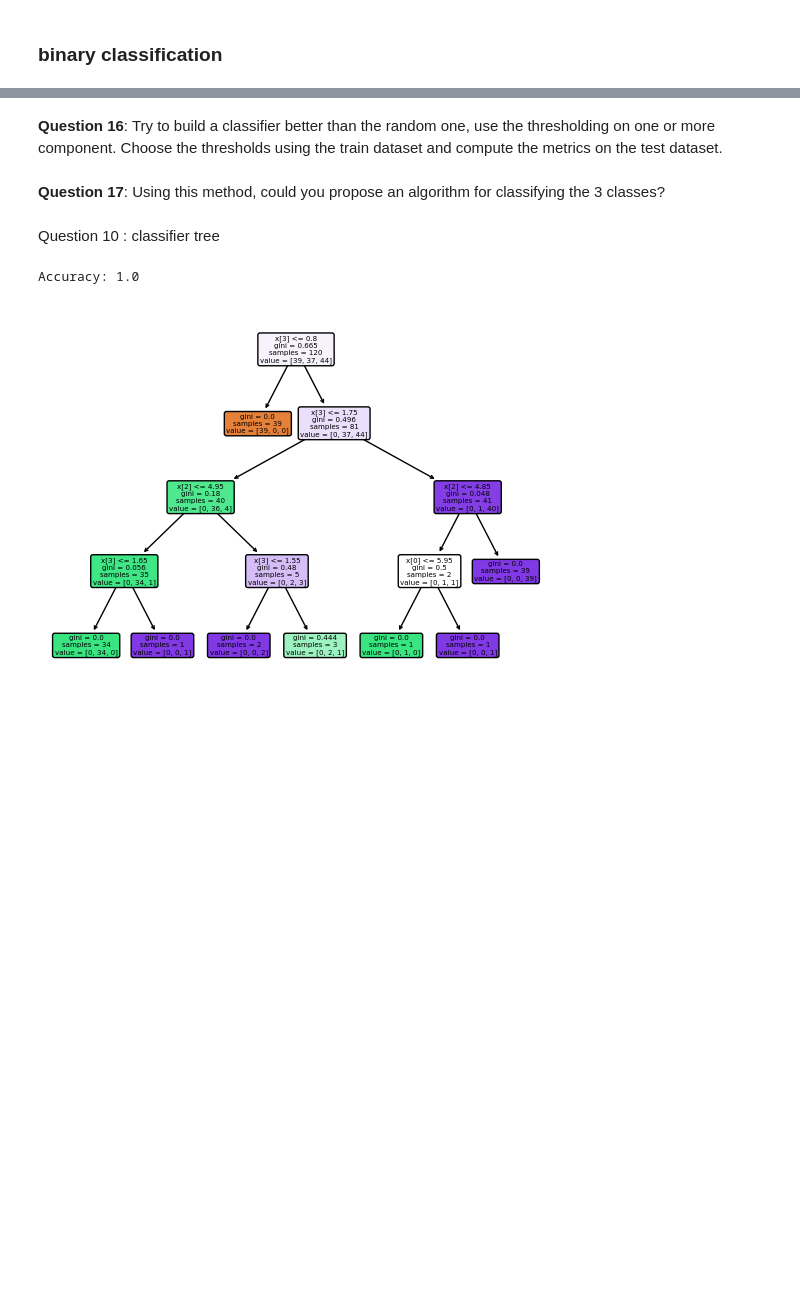
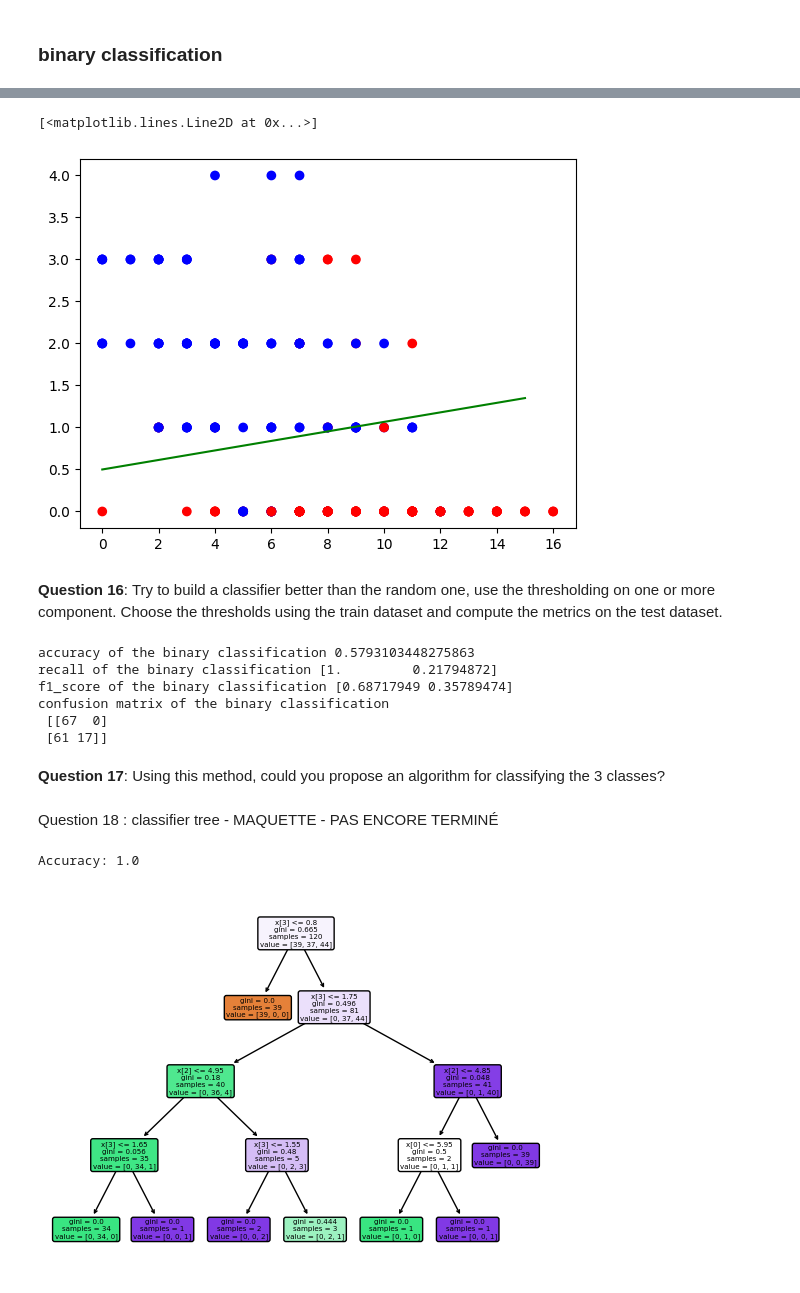
Before and after one commit to MichelKadilar/SI4, a Jupyter notebook: Semestre 7/Machine Learning/intro.ipynb, the cells around one changed output, grey strips where cells are left out. Drawn from its saved outputs; the diff is of its cells as text; code cells hidden in the pictures; blank space fills up the shorter version.

```diff
--- a/Semestre 7/Machine Learning/intro.ipynb
+++ b/Semestre 7/Machine Learning/intro.ipynb
@@ -448,9 +480,80 @@ Voici un exemple de comment je vois la représentation du chiffre 1, avec notamm
+# %%
+def count_dark_pixel(x): # gray and whiter pixels
+    return np.count_nonzero(x < 3) # compte le nombre de pixels dont la valeur (la nuance de gris) est inférieure à 3 (on considère qu'une valeur inférieure à 3 signifie que ce n'est pas un pixel noir)
+# %%
+X1QuatriemesColonnes = []
+for i in range(0, len(X_train)):
+    # sur une image 8 * 8, on saute 4 par 4 les pixels à partir de la première ligne et de la 4ème colonne, sauf qu'ici les 8 lignes et les 8 colonnes sont sur un seul axe, donc on doit sauter tous les 4 pixels pour récupérer tous les pixels des 4ème colonnes de chaque ligne
+    nbBP = 0
+    for j in range(4, len(X_train[0]), 8):
+        if X_train[i][j] < 3:
+            nbBP+=1
+    X1QuatriemesColonnes.append(nbBP)
+
+# appliquer la fonction pour compter le nombre de pixels blancs sur la colonne du milieu de l'image (merci Edgar pour la méthode que je ne connaissais pas)
+X_train_black = np.apply_along_axis(count_dark_pixel, 1, X_train)
+
+
+# Supposons qu'on prend comme abscisse le nombre de pixels blancs de chaque image et en ordonnée le nombre de pixels blancs sur la colonne du milieu (ceci est un exemple, mais ce qui est sûr est que si on prenait par exemple la première valeur de chaque sous-tableau (image), cela n'aurait toujours pas de sens logique)
+plt.scatter(X_train_white, X1QuatriemesColonnes, c=['red' if y == 1 else 'blue' for y in y_train])
+plt.plot([0.0, 15.0], [0.5, 1.35], c='green')
+# %% [output]
+[<matplotlib.lines.Line2D at 0x...>]
+[figure, added]
 # %% [markdown]
 **Question 16**: Try to build a classifier better than the random one, use the thresholding on one or more component. Choose the thresholds using the train dataset and compute the metrics on the test dataset.
+# %%
+# coeffDirecteur = (yA - yB)/(xA - xB) => j'ai utilisé les points (0.0, 0.5) et (15, 1.35) pour le calculer
+# ordoneeOrigine : f(x) = a * x + b = y => b = (-a * x) + y => j'ai utilisé le point (0.0, 0.9) pour le calculer
+
+def threshold_curve_equation2(x):
+    return 0.05666666666 * x + 0.9
+
+def prediction_depending_on_threshold_simplified2(x, y):
+    return 9 if y >= threshold_curve_equation2(x) else 1
+
+#print(threshold_curve_equation2(15.0))
+
+X_test_black = np.apply_along_axis(count_dark_pixel, 1, X_test)
+
+X_test_QuatriemesColonnes = []
+for i in range(0, len(X_test)):
+    # sur une image 8 * 8, on saute 4 par 4 les pixels à partir de la première ligne et de la 4ème colonne, sauf qu'ici les 8 lignes et les 8 colonnes sont sur un seul axe, donc on doit sauter tous les 4 pixels pour récupérer tous les pixels des 4ème colonnes de chaque ligne
+    nbBP = 0
+    for j in range(4, len(X_test[0]), 8):
+        if X_test[i][j] < 3:
+            nbBP+=1
+    X_test_QuatriemesColonnes.append(nbBP)
+
+y_prediction_threshold = []
+for i in range(0, len(X_test)): # la condition d'arrêt aurait été identique avec X2Test
+# on parcourt les paires (X1Test, X2Test) = [(X1Test[0], X2Test[0]), (X1Test[1], X2Test[1]), (X1Test[2], X2Test[2]), ..., (X1Test[N], X2Test[N])]
+    y_prediction_threshold.append(prediction_depending_on_threshold_simplified2(X_test_black[i], X_test_QuatriemesColonnes[i]))
+
+# affichage des métriques et de la matrice de confusion
+
+from sklearn.metrics import accuracy_score, recall_score, f1_score, confusion_matrix
+
+uniques_binary = np.unique(y_test)
+
+print("accuracy of the binary classification", accuracy_score(y_test, y_prediction_threshold))
+
+print("recall of the binary classification", recall_score(y_test, y_prediction_threshold, average=None))
+
+print("f1_score of the binary classification", f1_score(y_test, y_prediction_threshold, average=None))
+
+print("confusion matrix of the binary classification\n", confusion_matrix(y_test, y_prediction_threshold, labels=uniques_binary))
+# %% [output]
+accuracy of the binary classification 0.5793103448275863
+recall of the binary classification [1.         0.21794872]
+f1_score of the binary classification [0.68717949 0.35789474]
+confusion matrix of the binary classification
+ [[67  0]
+ [61 17]]
 # %% [markdown]
 **Question 17**: Using this method, could you propose an algorithm for classifying the 3 classes?
 # %% [markdown]
-Question 10 : classifier tree
+Question 18 : classifier tree - MAQUETTE - PAS ENCORE TERMINÉ
 # %%
 from sklearn import tree
 from sklearn.metrics import accuracy_score
```
Also changed, not shown: parts of 12 cells of this notebook, 2 other files.
